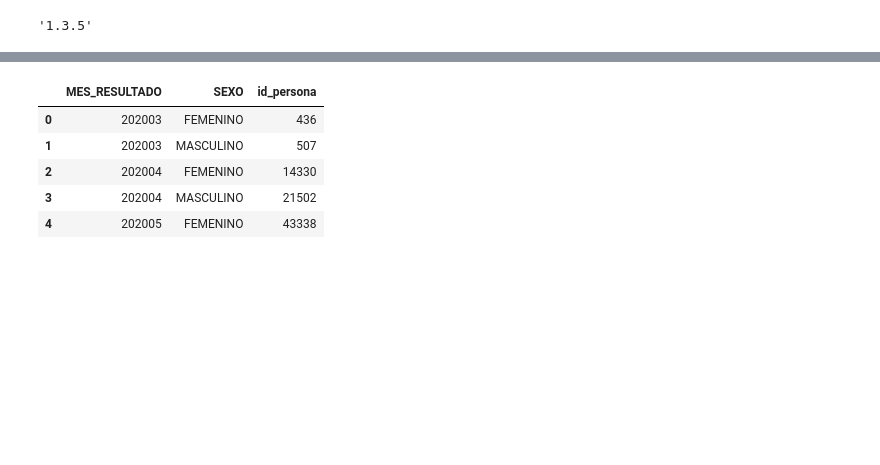
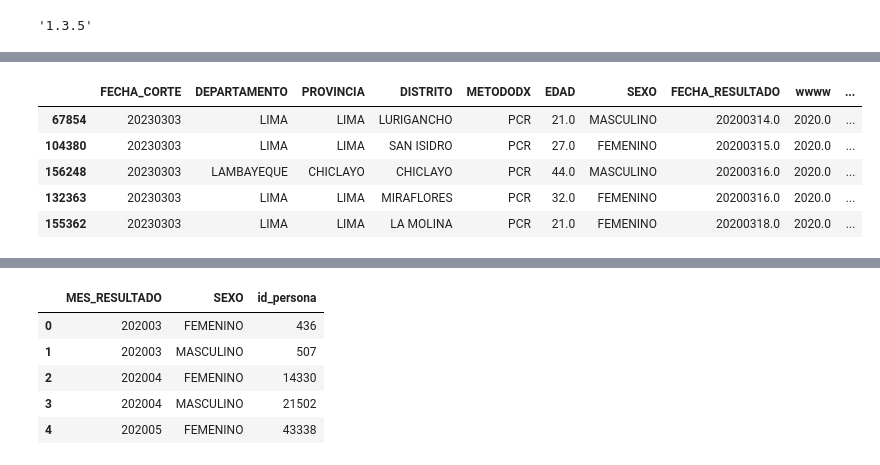
Before and after one commit to 3p3r4lt4/3p3r4lt4, a Jupyter notebook: Examen/examen_final_python_intermedio.ipynb, the cells around one changed output, grey strips where cells are left out. Cells and saved outputs as stored; diff of their text form; code cells hidden in the pictures; blank space fills up the shorter version.

```diff
--- a/Examen/examen_final_python_intermedio.ipynb
+++ b/Examen/examen_final_python_intermedio.ipynb
@@ -236,3 +238,12 @@ pddf[['FECHA_CORTE','DEPARTAMENTO','PROVINCIA']].drop_duplicates()
+# %%
+pddf.head()
+# %% [output]
+|  | FECHA_CORTE | DEPARTAMENTO | PROVINCIA | DISTRITO | METODODX | EDAD | SEXO | FECHA_RESULTADO | wwww | ... |
+| 67854 | 20230303 | LIMA | LIMA | LURIGANCHO | PCR | 21.0 | MASCULINO | 20200314.0 | 2020.0 | ... |
+| 104380 | 20230303 | LIMA | LIMA | SAN ISIDRO | PCR | 27.0 | FEMENINO | 20200315.0 | 2020.0 | ... |
+| 156248 | 20230303 | LAMBAYEQUE | CHICLAYO | CHICLAYO | PCR | 44.0 | MASCULINO | 20200316.0 | 2020.0 | ... |
+| 132363 | 20230303 | LIMA | LIMA | MIRAFLORES | PCR | 32.0 | FEMENINO | 20200316.0 | 2020.0 | ... |
+| 155362 | 20230303 | LIMA | LIMA | LA MOLINA | PCR | 21.0 | FEMENINO | 20200318.0 | 2020.0 | ... |
 # %%
 pddf['MES_RESULTADO']=pddf.FECHA_RESULTADO.apply(lambda x: str(x)[:6])
 pddf.head()
```
Also changed, not shown: parts of 10 cells of this notebook.
